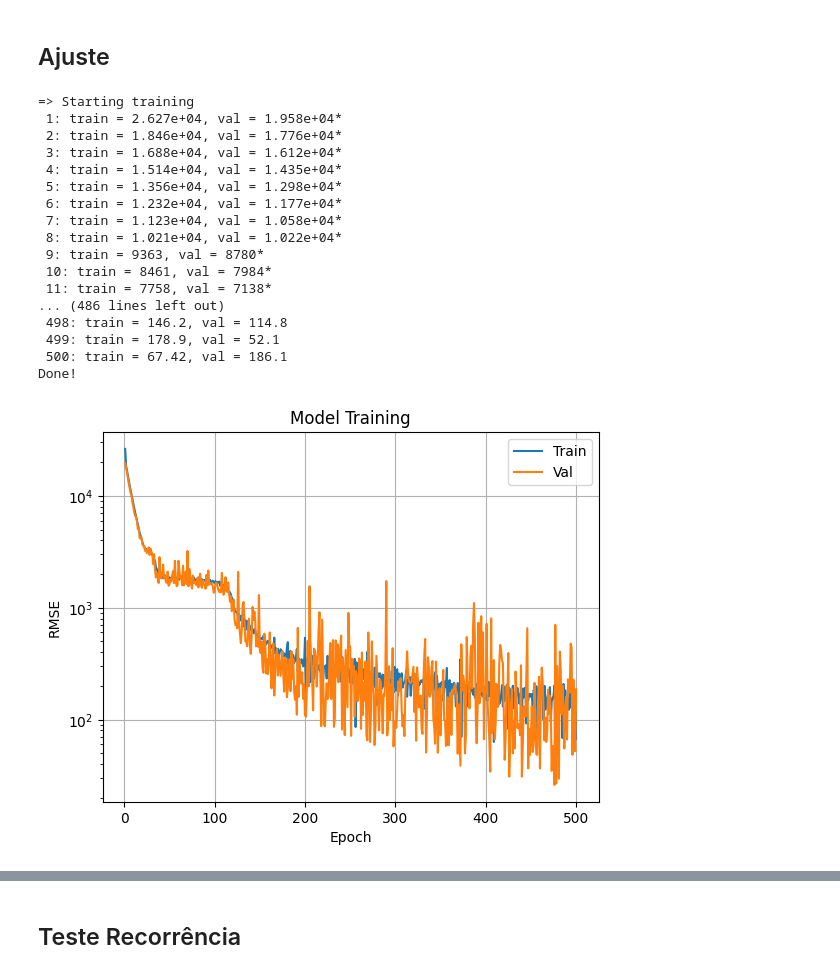
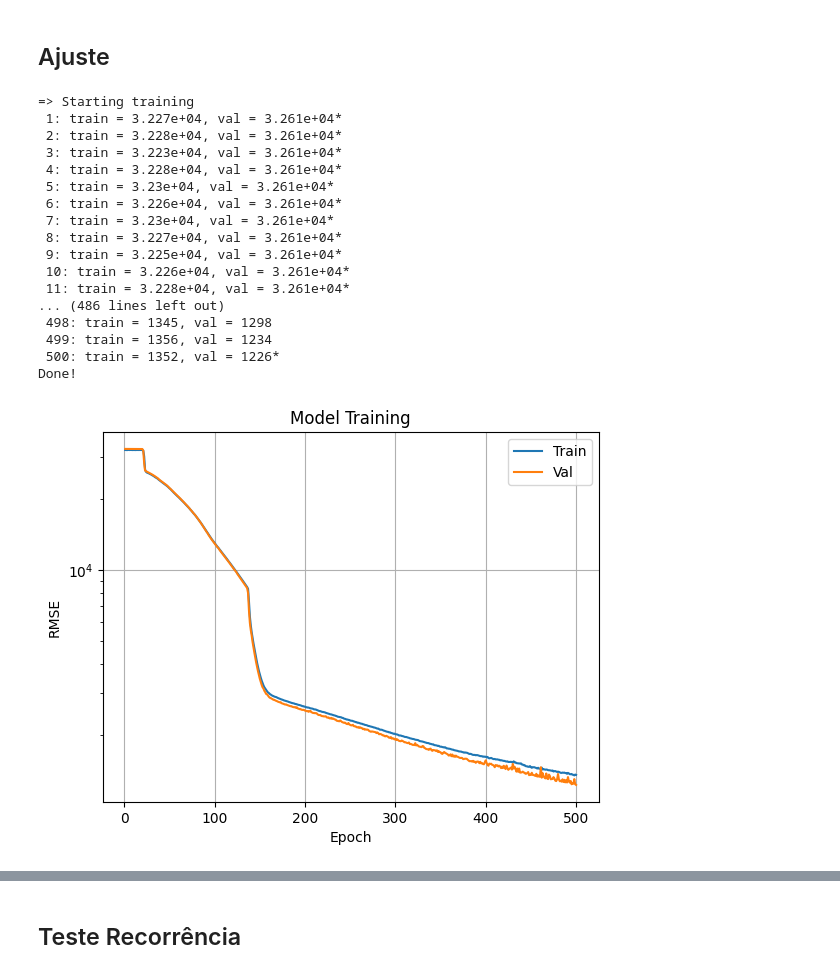
Before and after one commit to TiagoCAAmorim/SimModels, a Jupyter notebook: graph_nn/build_rnn.ipynb, the cells around one changed output, grey strips where cells are left out. Saved outputs shown, nothing was run; the diff lists cells and outputs as text; code cells hidden in the pictures.

Commit message:
Normalized input data

```diff
--- a/graph_nn/build_rnn.ipynb
+++ b/graph_nn/build_rnn.ipynb
@@ -127,0 +146,4 @@ tensor([[0.2421, 0.2645, 0.2596, 0.2301, 0.2282],
+# %%
+X_train_t_norm = tensor2norm(X_train_t)
+X_val_t_norm = tensor2norm(X_val_t)
+X_test_t_norm = tensor2norm(X_test_t)
@@ -141,9 +179,9 @@ class CustomDataset(Dataset):
         )
         return sample
 # %%
-data_train = CustomDataset(X_train_t, y_train_t)
-data_val = CustomDataset(X_val_t, y_val_t)
-data_test = CustomDataset(X_test_t, y_test_t)
+data_train = CustomDataset(X_train_t_norm, y_train_t)
+data_val = CustomDataset(X_val_t_norm, y_val_t)
+data_test = CustomDataset(X_test_t_norm, y_test_t)
 # %%
 batch_size = 16
 dataloader_train = DataLoader(data_train, batch_size=batch_size, shuffle=True)
@@ -228,7 +266,7 @@ model = Network(
     max_size=64,
     recurrences=2)
 
-some_data = X_train_t
+some_data = X_train_t_norm
 print(f'Input: {some_data.shape}')
 loss_fn = nn.MSELoss()
 result = model(some_data)
@@ -288,6 +326,7 @@ def train_loop(dataloader, model, loss_fn, optimizer, verbose=False):
     model.train()
     losses = []
     for batch, (X, y) in enumerate(dataloader):
+        X, y = X.to(device), y.to(device)
         optimizer.zero_grad()
         pred = model(X)
         loss = loss_fn(pred, y)
@@ -309,6 +348,7 @@ def test_loop(dataloader, model, loss_fn):
 
     with torch.no_grad():
         for X, y in dataloader:
+            X, y = X.to(device), y.to(device)
             pred = model(X)
             test_loss += loss_fn(pred, y).item()
 
@@ -321,8 +361,11 @@ def train(model: Network,
           epochs: int,
           optimizer: torch.optim.Optimizer,
           loss_fn: nn.Module,
+          scheduler=None,
           file_name='model.pth',
           verbose=False):
+
+    model.to(device)
 
     best_val = np.inf
     train_loss = []
@@ -332,13 +375,15 @@ def train(model: Network,
         if verbose:
             print(f"Epoch {t+1}\n-------------------------------")
         train_loss.append(train_loop(train_dataloader, model, loss_fn, optimizer, verbose))
-        val_loss.append(  test_loop(val_dataloader, model, loss_fn))
+        val_loss.append(test_loop(val_dataloader, model, loss_fn))
         star = ''
         if val_loss[-1] < best_val:
             best_val = val_loss[-1]
             torch.save(model, file_name)
             star = '*'
-        print(f' {t + 1}: train = {train_loss[-1]:0.4g}, val = {val_loss[-1]:0.4g}{star}')
+        if scheduler is not None:
+            scheduler.step(val_loss[-1])
+        print(f' {t + 1}: train = {train_loss[-1]:0.4g}, val = {val_loss[-1]:0.4g}{star}, lr = {scheduler.get_last_lr()[0]}')
     print("Done!")
     best_model = torch.load(file_name)
     return best_model, (train_loss, val_loss)
@@ -351,46 +396,46 @@ model = Network(
     recurrences=2)
 loss_fn = nn.MSELoss()
 
 batch_size = 256
 dataloader_train = DataLoader(data_train, batch_size=batch_size, shuffle=True)
 dataloader_val = DataLoader(data_val, batch_size=len(data_val), shuffle=False)
 dataloader_test = DataLoader(data_test, batch_size=batch_size, shuffle=False)
 
 epochs = 500
-optimizer = torch.optim.RMSprop(model.parameters(), lr = 0.0001)  # ok
+optimizer = torch.optim.RMSprop(model.parameters(), lr = 0.00001)  # ok
 # optimizer = torch.optim.SGD(model.parameters(), lr=0.0001)
 # optimizer = torch.optim.SGD(model.parameters(), lr=0.0001, momentum=0.5)
 # optimizer = torch.optim.Adam(model.parameters(), lr=0.0001)  # ok
 # optimizer = torch.optim.Adagrad(model.parameters(), lr=0.0001)
 # optimizer = torch.optim.Adadelta(model.parameters(), lr=0.0001)
 # optimizer = torch.optim.Adamax(model.parameters(), lr=0.0001)  # ok
 # optimizer = torch.optim.ASGD(model.parameters(), lr=0.0001)
 # optimizer = torch.optim.NAdam(model.parameters(), lr=0.0001)  # ok
 
 best_model, (train_loss, val_loss) = train(model, dataloader_train, dataloader_val, epochs, optimizer, loss_fn)
 
 plot_losses(train_loss, val_loss)
 
 test_loss = test_loop(dataloader_test, model, loss_fn)
 print(f'Test loss = {test_loss:0.4g} (last model)')
 test_loss = test_loop(dataloader_test, best_model, loss_fn)
 print(f'Test loss = {test_loss:0.4g} (best model)')
 # %% [output]
 => Starting training
- 1: train = 2.627e+04, val = 1.958e+04*
- 2: train = 1.846e+04, val = 1.776e+04*
- 3: train = 1.688e+04, val = 1.612e+04*
- 4: train = 1.514e+04, val = 1.435e+04*
- 5: train = 1.356e+04, val = 1.298e+04*
- 6: train = 1.232e+04, val = 1.177e+04*
- 7: train = 1.123e+04, val = 1.058e+04*
- 8: train = 1.021e+04, val = 1.022e+04*
- 9: train = 9363, val = 8780*
- 10: train = 8461, val = 7984*
- 11: train = 7758, val = 7138*
+ 1: train = 3.227e+04, val = 3.261e+04*
+ 2: train = 3.228e+04, val = 3.261e+04*
+ 3: train = 3.223e+04, val = 3.261e+04*
+ 4: train = 3.228e+04, val = 3.261e+04*
+ 5: train = 3.23e+04, val = 3.261e+04*
+ 6: train = 3.226e+04, val = 3.261e+04*
+ 7: train = 3.23e+04, val = 3.261e+04*
+ 8: train = 3.227e+04, val = 3.261e+04*
+ 9: train = 3.225e+04, val = 3.261e+04*
+ 10: train = 3.226e+04, val = 3.261e+04*
+ 11: train = 3.228e+04, val = 3.261e+04*
 ... (486 lines left out)
- 498: train = 146.2, val = 114.8
- 499: train = 178.9, val = 52.1
- 500: train = 67.42, val = 186.1
+ 498: train = 1345, val = 1298
+ 499: train = 1356, val = 1234
+ 500: train = 1352, val = 1226*
 Done!
-[figure, old version]
+[figure, new version]
```
Also changed, not shown: parts of 16 cells of this notebook.
